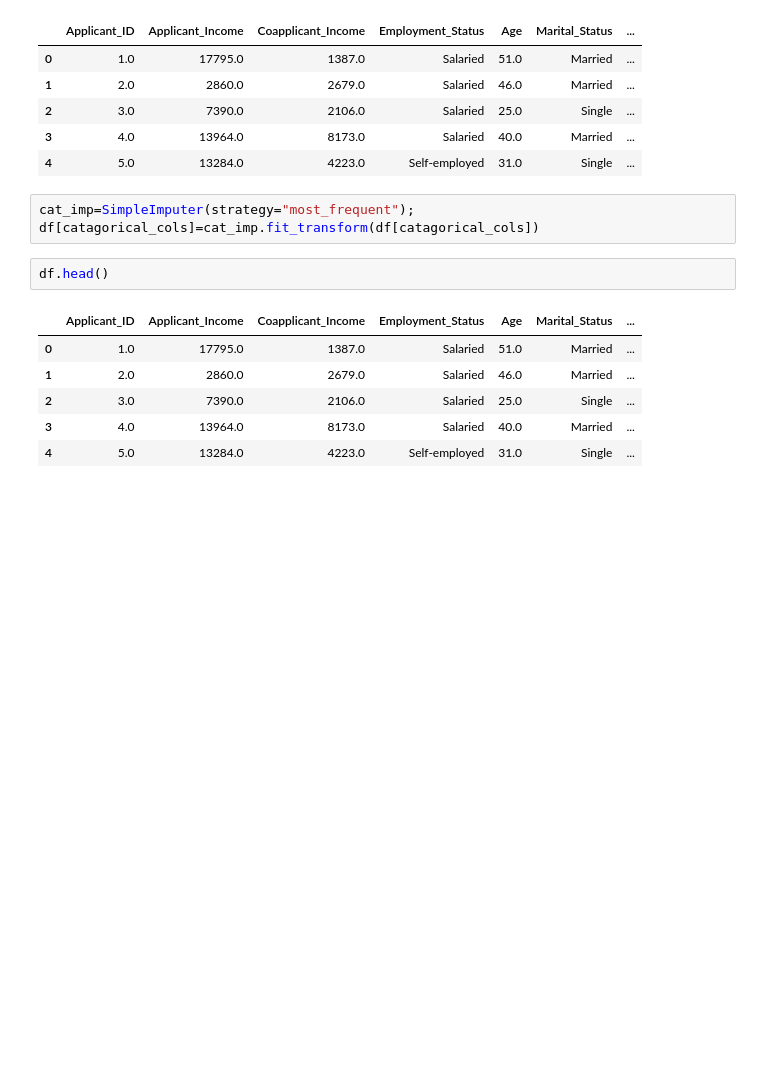
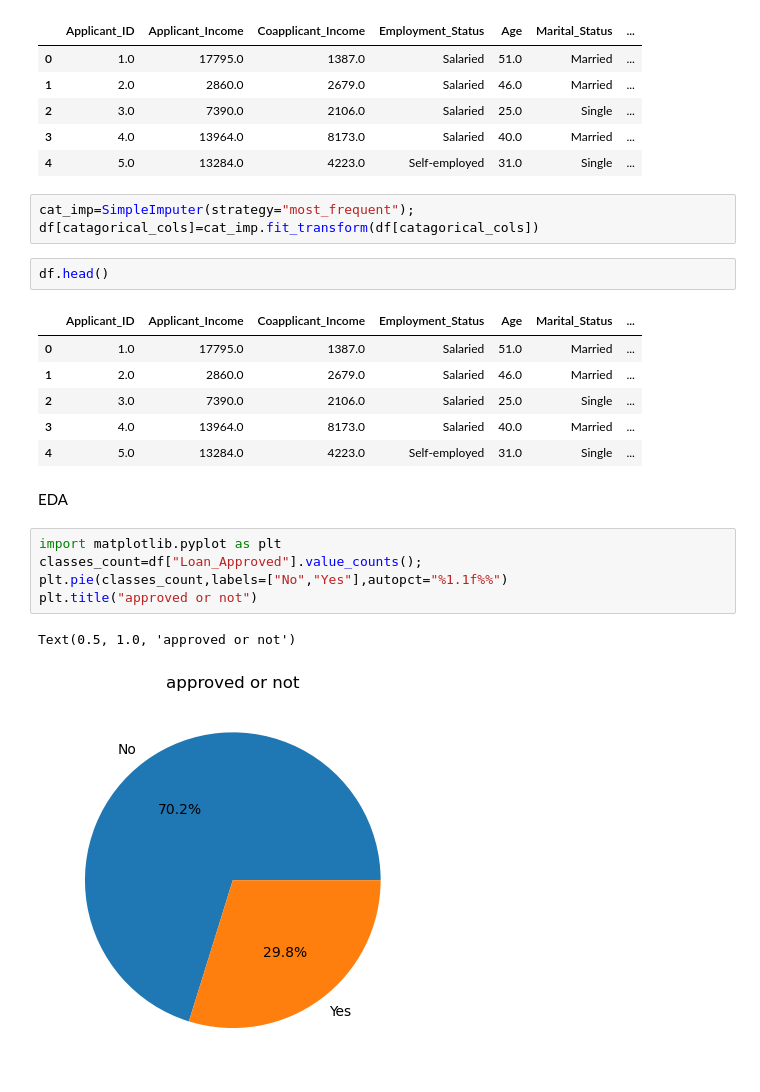
Before and after one commit to Aman-8343/Machine_Learning, a Jupyter notebook: Supervised_ML/Minor Project/Loan_approval_system.ipynb, the cells around one changed output. Cells and saved outputs as stored; diff of their text form; blank space fills up the shorter version.

```diff
--- a/Supervised_ML/Minor Project/Loan_approval_system.ipynb
+++ b/Supervised_ML/Minor Project/Loan_approval_system.ipynb
@@ -54,3 +54,13 @@ df.head()
 | 2 | 3.0 | 7390.0 | 2106.0 | Salaried | 25.0 | Single | ... |
 | 3 | 4.0 | 13964.0 | 8173.0 | Salaried | 40.0 | Married | ... |
 | 4 | 5.0 | 13284.0 | 4223.0 | Self-employed | 31.0 | Single | ... |
+# %% [markdown]
+EDA
+# %%
+import matplotlib.pyplot as plt
+classes_count=df["Loan_Approved"].value_counts();
+plt.pie(classes_count,labels=["No","Yes"],autopct="%1.1f%%")
+plt.title("approved or not")
+# %% [output]
+Text(0.5, 1.0, 'approved or not')
+[figure, added]
```
